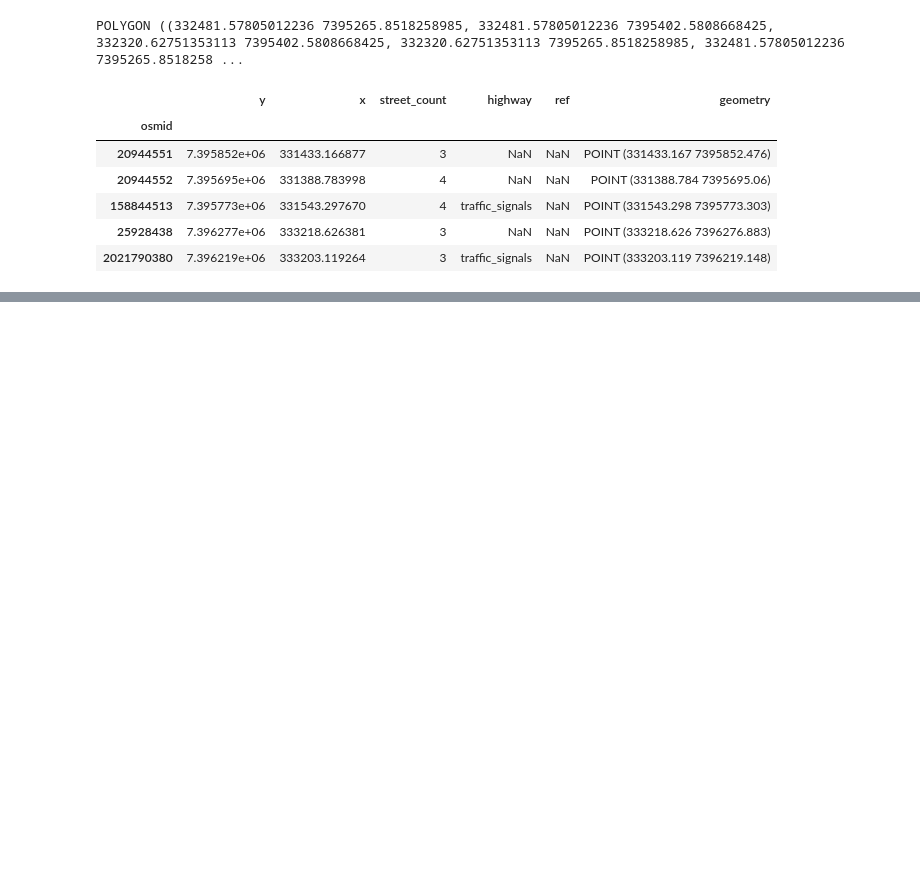
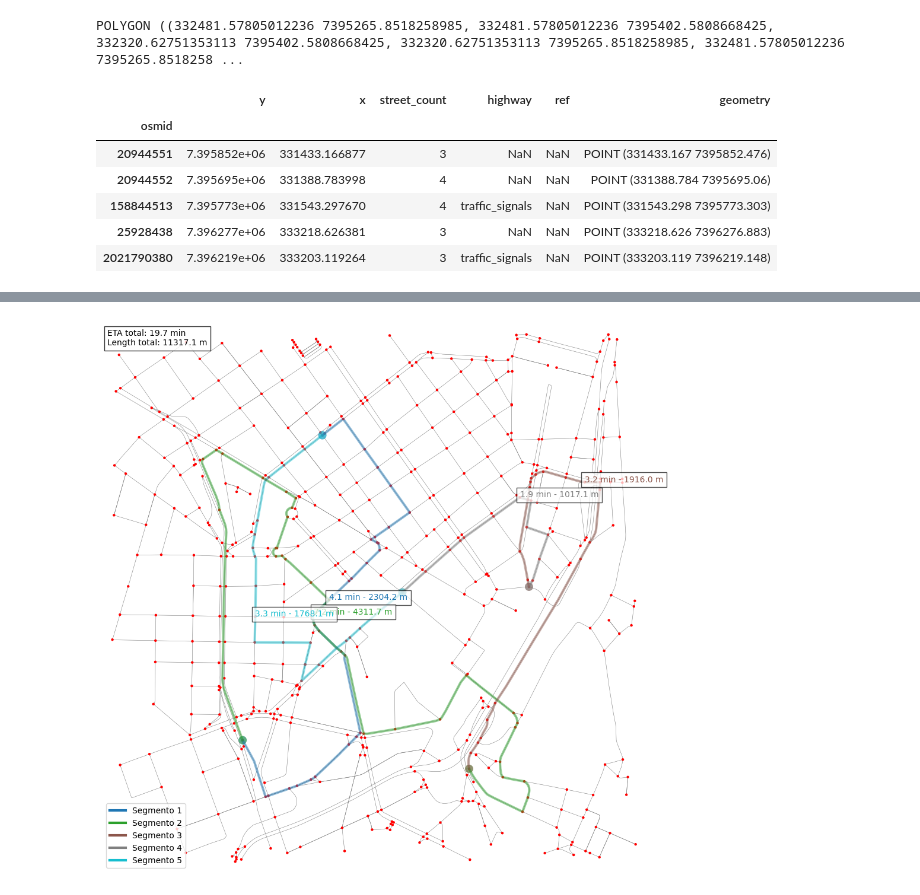
Before and after one commit to luizaaca/genetic_algorithm_tsp, a Jupyter notebook: osmnx_exploration.ipynb, the cells around one changed output, grey strips where cells are left out. Saved outputs shown, nothing was run; the diff lists cells and outputs as text; code cells hidden in the pictures; blank space fills up the shorter version.

```diff
--- a/osmnx_exploration.ipynb
+++ b/osmnx_exploration.ipynb
@@ -199,0 +291,4 @@ fig, ax = ox.plot_graph_route(graph_proj, route, bgcolor="white", node_size=10,
+# %%
+plot_route_with_eta(graph_proj, random.sample(random_nodes, len(random_nodes)), weight_function)
+# %% [output]
+[figure, added]
```
Also changed, not shown: parts of 7 cells of this notebook, 2 other files.
